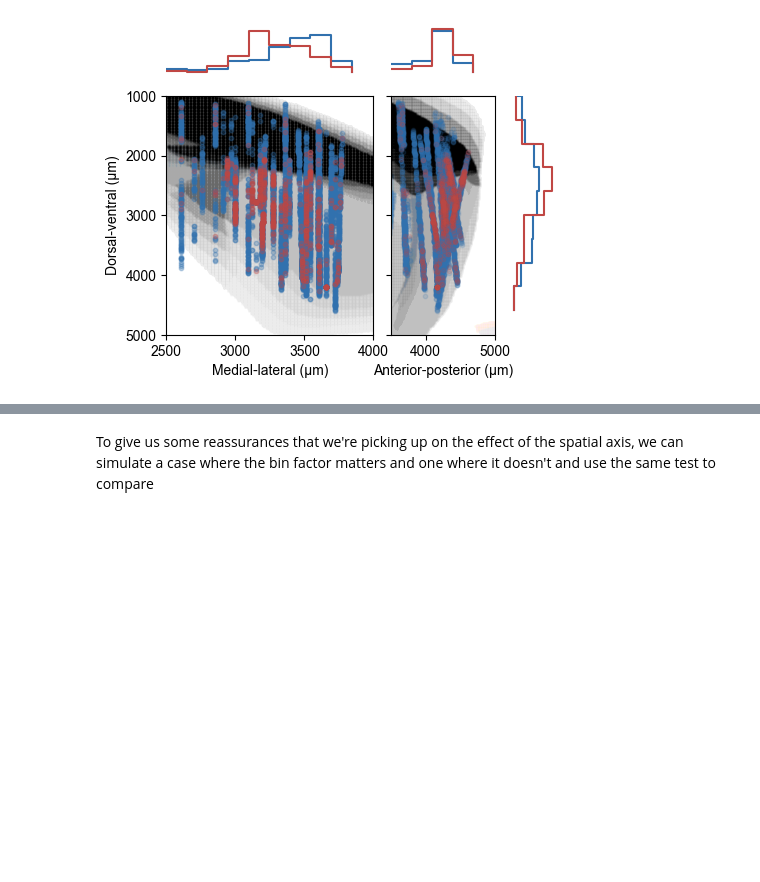
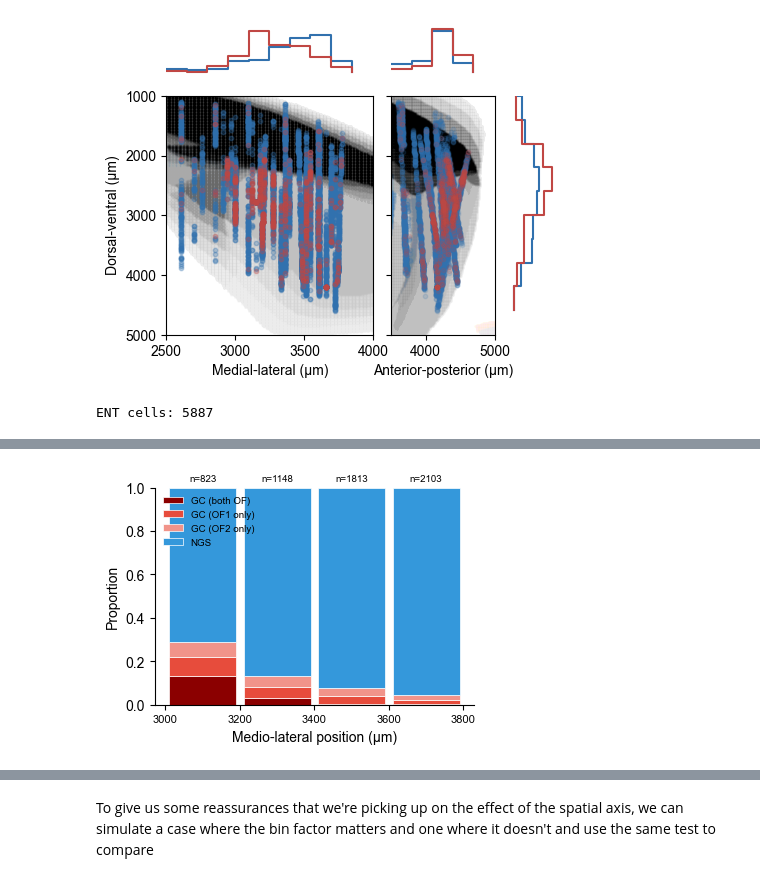
Before and after one commit to HDClark94/spatial-manifolds, a Jupyter notebook: scripts/figures/figure_2_anatomy_of_spatial_cells/grid_and_non_grid_spatial_anatomy.ipynb, the cells around one changed output, grey strips where cells are left out. Cells and saved outputs as stored; diff of their text form; code cells hidden in the pictures; blank space fills up the shorter version.

```diff
--- a/scripts/figures/figure_2_anatomy_of_spatial_cells/grid_and_non_grid_spatial_anatomy.ipynb
+++ b/scripts/figures/figure_2_anatomy_of_spatial_cells/grid_and_non_grid_spatial_anatomy.ipynb
@@ -612,3 +673,77 @@ plt.show()
 # %% [output]
 [interactive output not drawn]
 [figure]
+# %%
+import matplotlib.pyplot as plt
+import numpy as np
+
+ml_all = -_df['SC_x']
+
+cats = []
+for _, row in _df.iterrows():
+    if row['cell_type'] == 'GC':
+        cb = row.get('classified_by', 'OF1')
+        if cb in ('both', 'OF1', 'OF2'):
+            cats.append(cb)
+        else:
+            cats.append('OF1')
+    elif row['cell_type'] == 'NG':
+        cats.append('NGS')
+    else:
+        cats.append(None)
+_df['_cat'] = cats
+
+keep = _df['_cat'].notna() & ml_all.notna()
+
+# Filter to ENTm cells only
+if 'brain_region' in _df.columns:
+    keep &= _df['brain_region'].str.contains('ENT', case=False, na=False)
+elif 'annotation' in _df.columns:
+    keep &= _df['annotation'].str.contains('ENT', case=False, na=False)
+
+df_plot = _df[keep].copy()
+df_plot['_ml'] = ml_all[keep]
+print(f"ENT cells: {len(df_plot)}")
+
+bin_edges = np.arange(3000, 3801, 200)
+bin_centres = (bin_edges[:-1] + bin_edges[1:]) / 2
+
+df_plot['_bin'] = pd.cut(df_plot['_ml'], bins=bin_edges, right=False)
+
+cat_order = ['both', 'OF1', 'OF2', 'NGS']
+cat_colors = {'both': '#8B0000', 'OF1': '#e74c3c', 'OF2': '#f1948a', 'NGS': '#3498db'}
+cat_labels = {'both': 'GC (both OF)', 'OF1': 'GC (OF1 only)', 'OF2': 'GC (OF2 only)', 'NGS': 'NGS'}
+
+counts = df_plot.groupby(['_bin', '_cat']).size().unstack(fill_value=0)
+for c in cat_order:
+    if c not in counts.columns:
+        counts[c] = 0
+counts = counts[cat_order]
+proportions = counts.div(counts.sum(axis=1), axis=0)
+
+fig, ax = plt.subplots(figsize=(4, 3))
+bottom = np.zeros(len(proportions))
+
+for cat in cat_order:
+    vals = proportions[cat].values
+    ax.bar(bin_centres, vals, width=180, bottom=bottom,
+           color=cat_colors[cat], label=cat_labels[cat], edgecolor='white', lw=0.5)
+    bottom += vals
+
+ax.set_xlabel('Medio-lateral position (µm)', fontsize=10)
+ax.set_ylabel('Proportion', fontsize=10)
+ax.set_xticks(bin_edges)
+ax.set_xticklabels([f'{int(e)}' for e in bin_edges], fontsize=8)
+ax.set_ylim(0, 1)
+ax.legend(fontsize=7, loc='upper left', frameon=False)
+ax.spines[['top', 'right']].set_visible(False)
+
+for i, (centre, total) in enumerate(zip(bin_centres, counts.sum(axis=1).values)):
+    ax.text(centre, 1.02, f'n={int(total)}', ha='center', va='bottom', fontsize=7)
+
+plt.tight_layout()
+plt.show()
+
+_df.drop(columns='_cat', inplace=True)
+# %% [output]
+ENT cells: 5887
@@ -614,0 +751 @@ plt.show()
+[figure, added]
```
Also changed, not shown: parts of 18 cells of this notebook, 6 other files.
